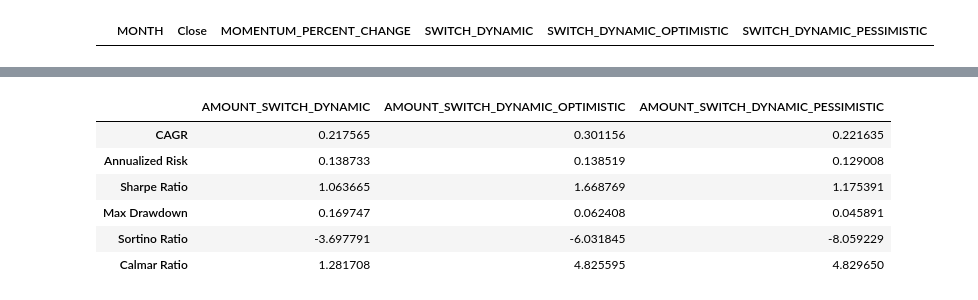
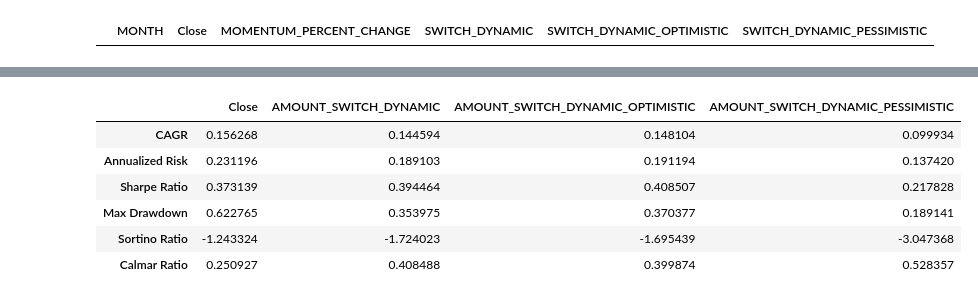
Before and after one commit to NirantK/invest, a Jupyter notebook: nbs/Momentum_Switch_Cash.ipynb, the cells around one changed output, grey strips where cells are left out. Drawn from its saved outputs; the diff is of its cells as text; code cells hidden in the pictures.

```diff
--- a/nbs/Momentum_Switch_Cash.ipynb
+++ b/nbs/Momentum_Switch_Cash.ipynb
@@ -94,23 +112,29 @@ import matplotlib.pyplot as plt
 import seaborn as sns
 
 # Filter out NaN values from the MOMENTUM_PERCENT_CHANGE column for plotting
-filtered_momentum_percent_change = latest_df['MOMENTUM_PERCENT_CHANGE'].dropna()[:-60]
+filtered_momentum_percent_change = latest_df["MOMENTUM_PERCENT_CHANGE"].dropna()[:-60]
 
 # Plot the distribution of the MOMENTUM_PERCENT_CHANGE column
-quantiles = [0.1, 0.25, 0.5, 0.75]
+quantiles = [0.05, 0.1, 0.25, 0.5, 0.75, 0.9, 0.95]
 
 # Calculate the quantile values from the 'MOMENTUM_PERCENT_CHANGE' column
 quantile_values = filtered_momentum_percent_change.quantile(quantiles).tolist()
+quantile_map = dict(zip(quantiles, quantile_values))
 
 # Plot the distribution with the quantile thresholds
 plt.figure(figsize=(12, 6))
 sns.histplot(filtered_momentum_percent_change, bins=30, kde=True)
 for idx, q_value in enumerate(quantile_values):
-    plt.axvline(x=q_value, color='r', linestyle='--', label=f'Percentile: {quantiles[idx]*100:.0f}%: {q_value}')
+    plt.axvline(
+        x=q_value,
+        color="r",
+        linestyle="--",
+        label=f"Percentile: {quantiles[idx]*100:.0f}%: {q_value}",
+    )
 
-plt.title('Distribution of MOMENTUM_PERCENT_CHANGE with Quantile Thresholds')
-plt.xlabel('MOMENTUM_PERCENT_CHANGE')
-plt.ylabel('Frequency')
+plt.title("Distribution of MOMENTUM_PERCENT_CHANGE with Quantile Thresholds")
+plt.xlabel("MOMENTUM_PERCENT_CHANGE")
+plt.ylabel("Frequency")
 plt.legend()
 plt.show()
 # %% [output]
@@ -330,60 +425,71 @@ from typing import List
 
 # Helper function to calculate CAGR
 def cagr(end_value, start_value, periods):
-    return (end_value/start_value)**(1/periods)-1
+    return (end_value / start_value) ** (1 / periods) - 1
+
 
 # Function to calculate common backtest statistics
-def backtest_stats(df: pd.DataFrame, columns: List[str], rf_rate: float = 0.07) -> pd.DataFrame:
+def backtest_stats(
+    df: pd.DataFrame, columns: List[str], rf_rate: float = 0.07
+) -> pd.DataFrame:
     stats = {}
     for col in columns:
         col_stats = {}
 
         # Calculate CAGR
-        cagr_value = cagr(df[col].iloc[-1], df[col].iloc[0], len(df)/12)
-        col_stats['CAGR'] = cagr_value
+        cagr_value = cagr(df[col].iloc[-1], df[col].iloc[0], len(df) / 12)
+        col_stats["CAGR"] = cagr_value
 
         # Calculate annualized risk
-        df['returns'] = df[col].pct_change().dropna()
-        annual_risk = df['returns'].std() * np.sqrt(12)
-        col_stats['Annualized Risk'] = annual_risk
+        df["returns"] = df[col].pct_change().dropna()
+        annual_risk = df["returns"].std() * np.sqrt(12)
+        col_stats["Annualized Risk"] = annual_risk
 
         # Sharpe Ratio
         sharpe_ratio = (cagr_value - rf_rate) / annual_risk
-        col_stats['Sharpe Ratio'] = sharpe_ratio
+        col_stats["Sharpe Ratio"] = sharpe_ratio
 
         # Max Drawdown
-        df['cum_return'] = (1 + df['returns']).cumprod()
-        df['cum_roll_max'] = df['cum_return'].cummax()
-        df['drawdown'] = df['cum_roll_max'] - df['cum_return']
-        df['drawdown_pct'] = df['drawdown'] / df['cum_roll_max']
-        max_drawdown = df['drawdown_pct'].max()
-        col_stats['Max Drawdown'] = max_drawdown
+        df["cum_return"] = (1 + df["returns"]).cumprod()
+        df["cum_roll_max"] = df["cum_return"].cummax()
+        df["drawdown"] = df["cum_roll_max"] - df["cum_return"]
+        df["drawdown_pct"] = df["drawdown"] / df["cum_roll_max"]
+        max_drawdown = df["drawdown_pct"].max()
+        col_stats["Max Drawdown"] = max_drawdown
 
         # Sortino Ratio
-        df['downside_returns'] = 0
+        df["downside_returns"] = 0
         target = 0
-        mask = df['returns'] < target
-        df.loc[mask, 'downside_returns'] = df['returns']**2
-        expected_return = df['returns'].mean()
-        downside_std = np.sqrt(df['downside_returns'].mean())
+        mask = df["returns"] < target
+        df.loc[mask, "downside_returns"] = df["returns"] ** 2
+        expected_return = df["returns"].mean()
+        downside_std = np.sqrt(df["downside_returns"].mean())
         sortino_ratio = (expected_return - rf_rate) / downside_std
-        col_stats['Sortino Ratio'] = sortino_ratio
+        col_stats["Sortino Ratio"] = sortino_ratio
 
         # Calmar Ratio
         calmar_ratio = cagr_value / max_drawdown
-        col_stats['Calmar Ratio'] = calmar_ratio
+        col_stats["Calmar Ratio"] = calmar_ratio
 
         stats[col] = col_stats
 
     return pd.DataFrame(stats)
 
 
-backtest_stats(amount_df, columns=['AMOUNT_SWITCH_DYNAMIC', 'AMOUNT_SWITCH_DYNAMIC_OPTIMISTIC', 'AMOUNT_SWITCH_DYNAMIC_PESSIMISTIC'])
+backtest_stats(
+    amount_df,
+    columns=[
+        "Close",
+        "AMOUNT_SWITCH_DYNAMIC",
+        "AMOUNT_SWITCH_DYNAMIC_OPTIMISTIC",
+        "AMOUNT_SWITCH_DYNAMIC_PESSIMISTIC",
+    ],
+)
 # %% [output]
-|  | AMOUNT_SWITCH_DYNAMIC | AMOUNT_SWITCH_DYNAMIC_OPTIMISTIC | AMOUNT_SWITCH_DYNAMIC_PESSIMISTIC |
-| CAGR | 0.217565 | 0.301156 | 0.221635 |
-| Annualized Risk | 0.138733 | 0.138519 | 0.129008 |
-| Sharpe Ratio | 1.063665 | 1.668769 | 1.175391 |
-| Max Drawdown | 0.169747 | 0.062408 | 0.045891 |
-| Sortino Ratio | -3.697791 | -6.031845 | -8.059229 |
-| Calmar Ratio | 1.281708 | 4.825595 | 4.829650 |
+|  | Close | AMOUNT_SWITCH_DYNAMIC | AMOUNT_SWITCH_DYNAMIC_OPTIMISTIC | AMOUNT_SWITCH_DYNAMIC_PESSIMISTIC |
+| CAGR | 0.156268 | 0.144594 | 0.148104 | 0.099934 |
+| Annualized Risk | 0.231196 | 0.189103 | 0.191194 | 0.137420 |
+| Sharpe Ratio | 0.373139 | 0.394464 | 0.408507 | 0.217828 |
+| Max Drawdown | 0.622765 | 0.353975 | 0.370377 | 0.189141 |
+| Sortino Ratio | -1.243324 | -1.724023 | -1.695439 | -3.047368 |
+| Calmar Ratio | 0.250927 | 0.408488 | 0.399874 | 0.528357 |
```
Also changed, not shown: parts of 9 cells of this notebook.
